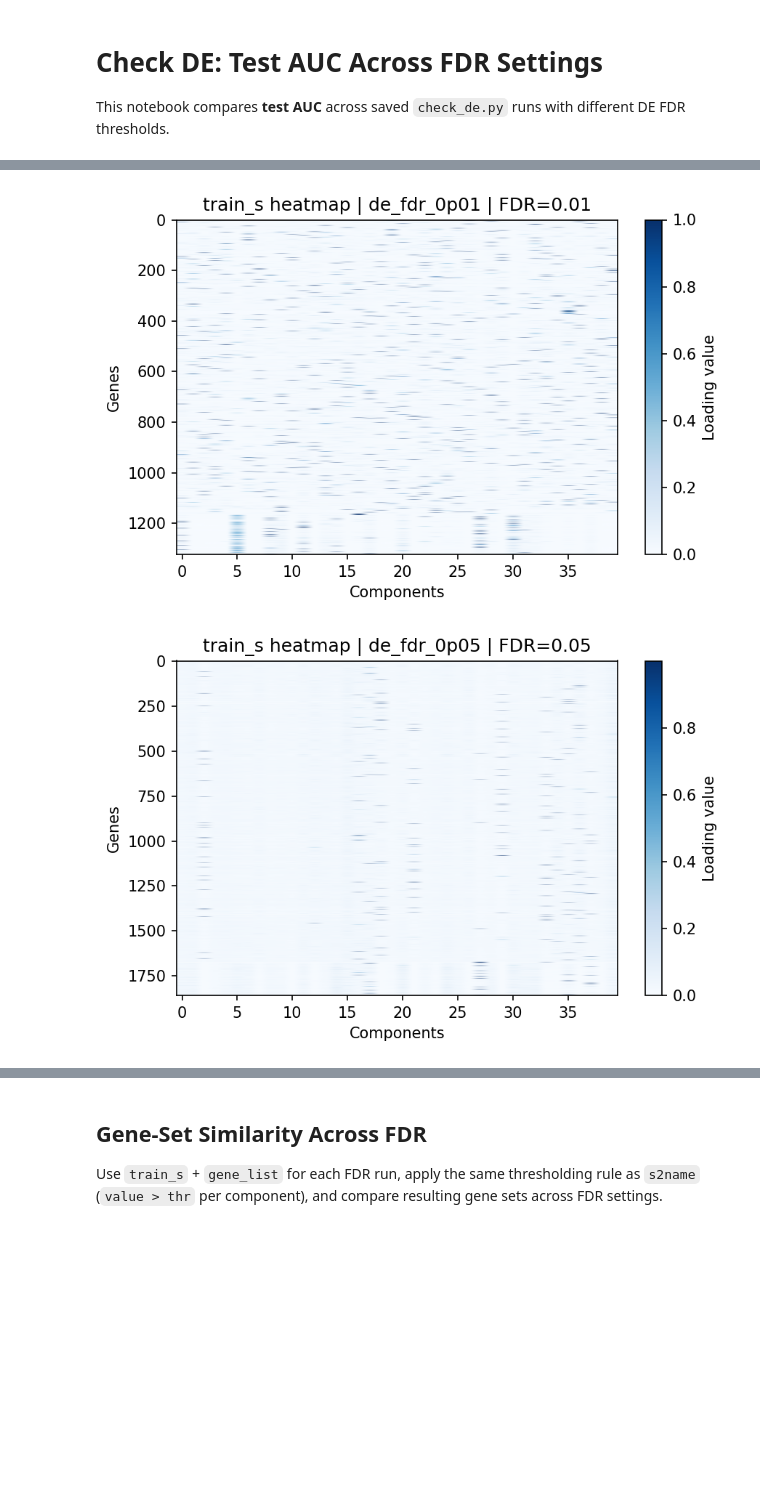
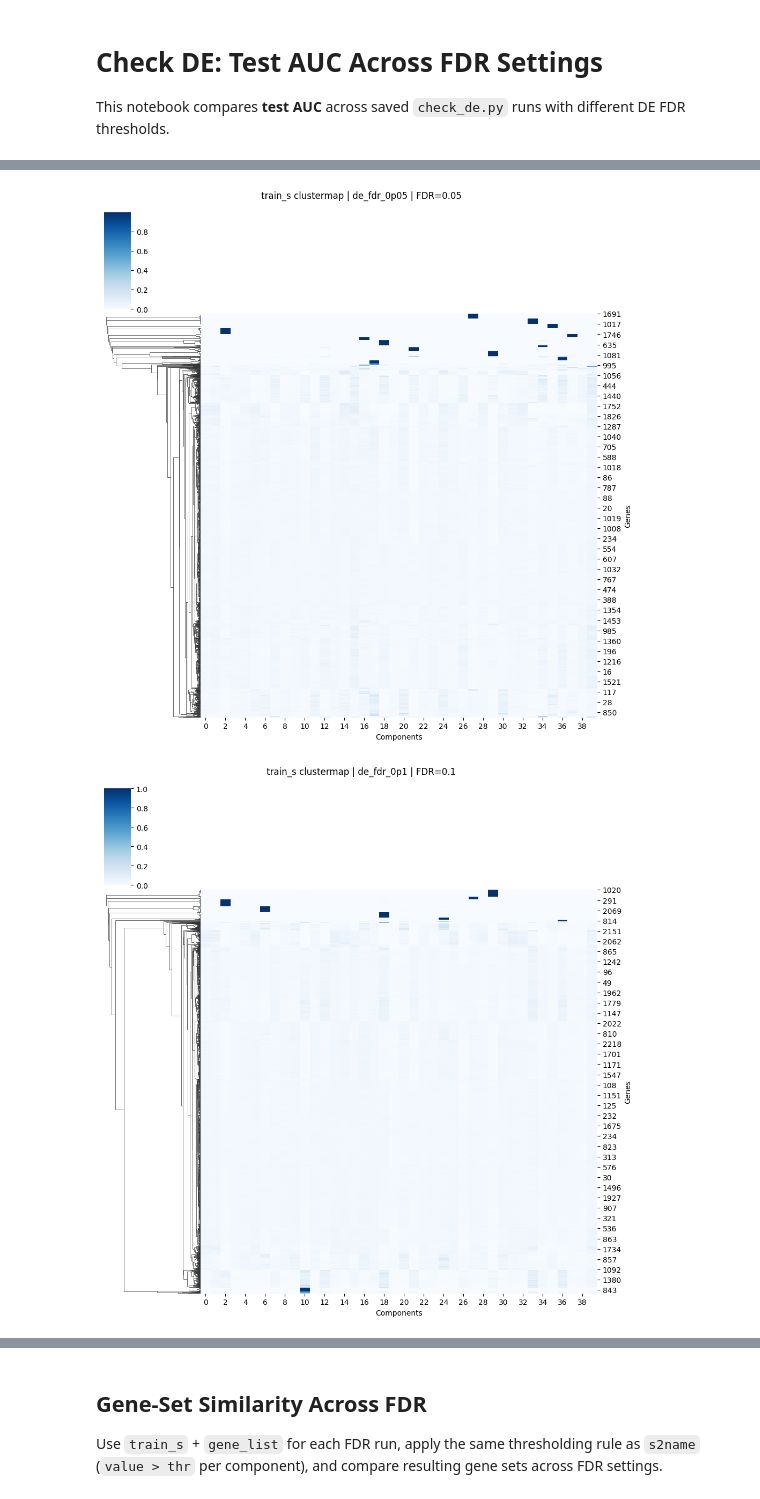
Before and after one commit to Sun-lab/SDAN, a Jupyter notebook: check_de.ipynb, the cells around one changed output, grey strips where cells are left out. Drawn from its saved outputs; the diff is of its cells as text; code cells hidden in the pictures; blank space fills up the shorter version.

```diff
--- a/check_de.ipynb
+++ b/check_de.ipynb
@@ -28,8 +28,7 @@ data_dir = './Zheng_2017/'
 cell_types = ['cd4_t_helper', 'naive_t']
 
 # Optional: set manually if you only want specific FDR values
-# requested_fdrs = [0.01, 0.05, 0.1]
-requested_fdrs = None
+requested_fdrs = [0.05, 0.1, 0.2, 0.3, 0.4, 0.5]
 # %%
 def load_biogrid_edges():
     candidates = [
@@ -110,7 +109,7 @@ def discover_de_runs(output_dir, cell_type_str):
     return run_df
 # %%
 d = data_dir
-output_dir = os.path.join(d, 'output')
+output_dir = os.path.join(d, 'output/check_de2')
 check_dir = os.path.join(d, 'check_weight')
 os.makedirs(check_dir, exist_ok=True)
 
@@ -209,19 +211,18 @@ Saved summary: ./Zheng_2017/output/comparison_de_fdr_cd4_t_helper-naive_t.csv
 # %%
 # Visualize all train_s matrices across FDR settings (display only, no save)
+import seaborn as sns
+
 for _, run in run_df.sort_values('fdr').iterrows():
     fdr = float(run['fdr'])
     label = run['label']
     train_s = np.load(run['train_s_path'])
 
-    plt.figure(figsize=(6, 4), dpi=150)
-    plt.imshow(train_s, aspect='auto', cmap='Blues')
-    plt.colorbar(label='Loading value')
-    plt.title(f'train_s heatmap | {label} | FDR={fdr:g}')
-    plt.xlabel('Components')
-    plt.ylabel('Genes')
-    plt.tight_layout()
+    cg = sns.clustermap(train_s, col_cluster=False, cmap='Blues')
+    cg.fig.suptitle(f'train_s clustermap | {label} | FDR={fdr:g}', y=1.02)
+    cg.ax_heatmap.set_xlabel('Components')
+    cg.ax_heatmap.set_ylabel('Genes')
     plt.show()
-    plt.close()
+    plt.close(cg.fig)
 # %% [output]
-[figure, old version]
+[figure, new version]
-[figure, old version]
+[figure, new version]
```
Also changed, not shown: parts of 6 cells of this notebook.
